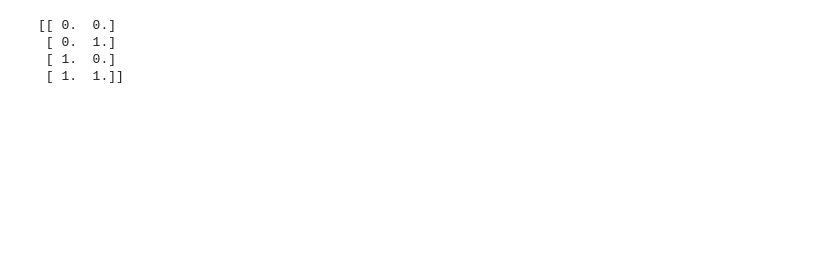
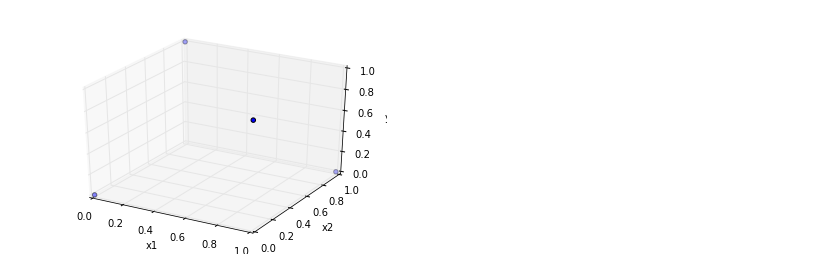
Before and after one commit to vanhuyz/tensorflow-xor, a Jupyter notebook: xor.ipynb, the cells around one changed output. Cells and saved outputs as stored; diff of their text form; code cells hidden in the pictures; blank space fills up the shorter version.

```diff
--- a/xor.ipynb
+++ b/xor.ipynb
@@ -4,11 +8,24 @@ import tensorflow as tf
-# %%
-train_dataset = np.array([[0,0],[0,1],[1,0],[1,1]]).astype(float)
-train_labels = np.array([[0],[1],[1],[0]]).astype(float)
-
-print(train_dataset)
-# %% [output]
-[[ 0.  0.]
- [ 0.  1.]
- [ 1.  0.]
- [ 1.  1.]]
+# %%
+train_dataset = np.array([[0,0],[0,1],[1,0],[1,1]]).astype(np.float32)
+train_labels = np.array([[0],[1],[1],[0]]).astype(np.float32)
+
+
+fig = plt.figure()
+ax = fig.add_subplot(111, projection='3d')
+x1 = train_dataset[:,0]
+x2 = train_dataset[:,1]
+y = train_labels.flatten()
+
+ax.scatter(x1, x2, y)
+
+ax.set_xlabel('x1')
+ax.set_ylabel('x2')
+ax.set_zlabel('y')
+ax.set_xlim([0.0,1.0])
+ax.set_ylim([0.0,1.0])
+ax.set_zlim([0.0,1.0])
+
+plt.show()
+# %% [output]
+[figure, added]
 # %%
```
Also changed, not shown: parts of 12 cells of this notebook.
